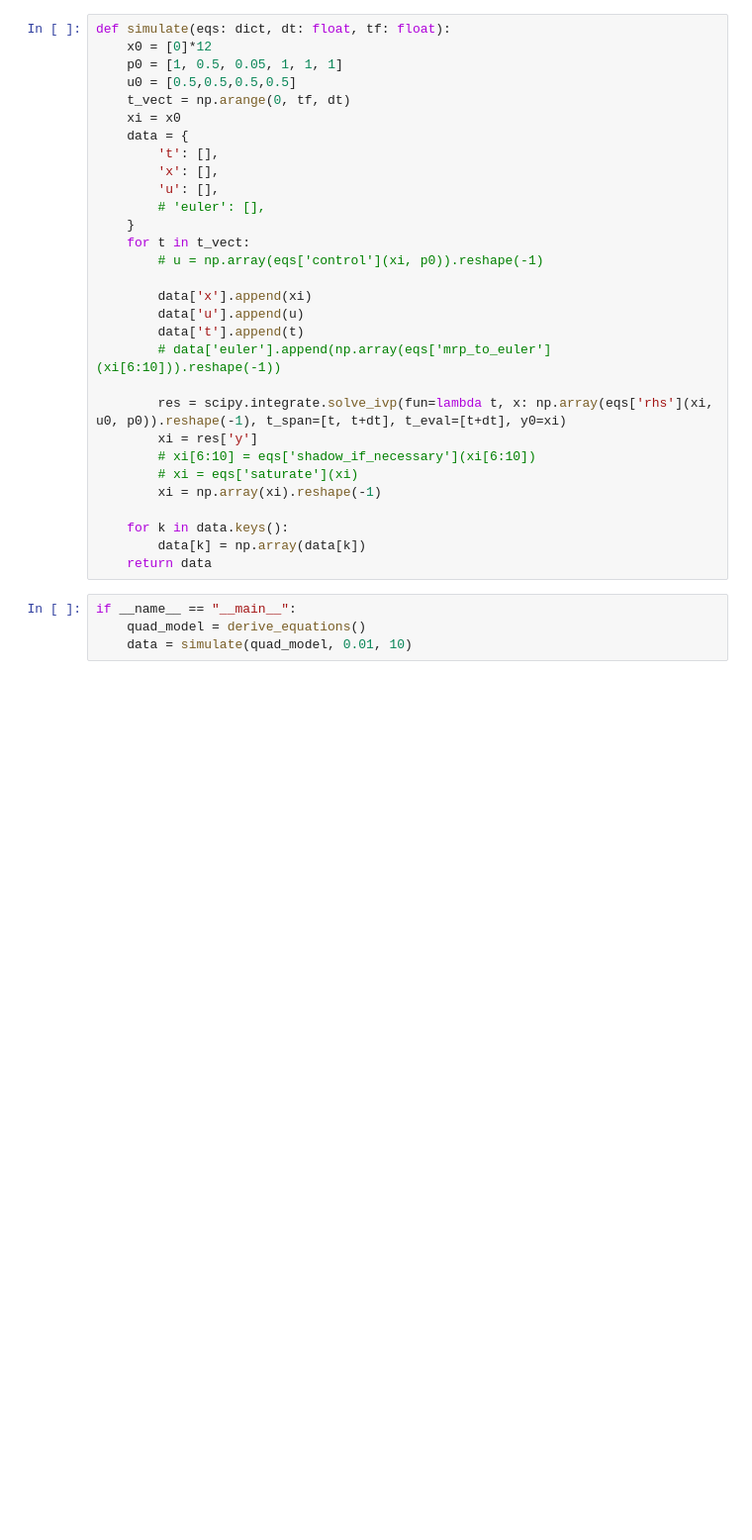
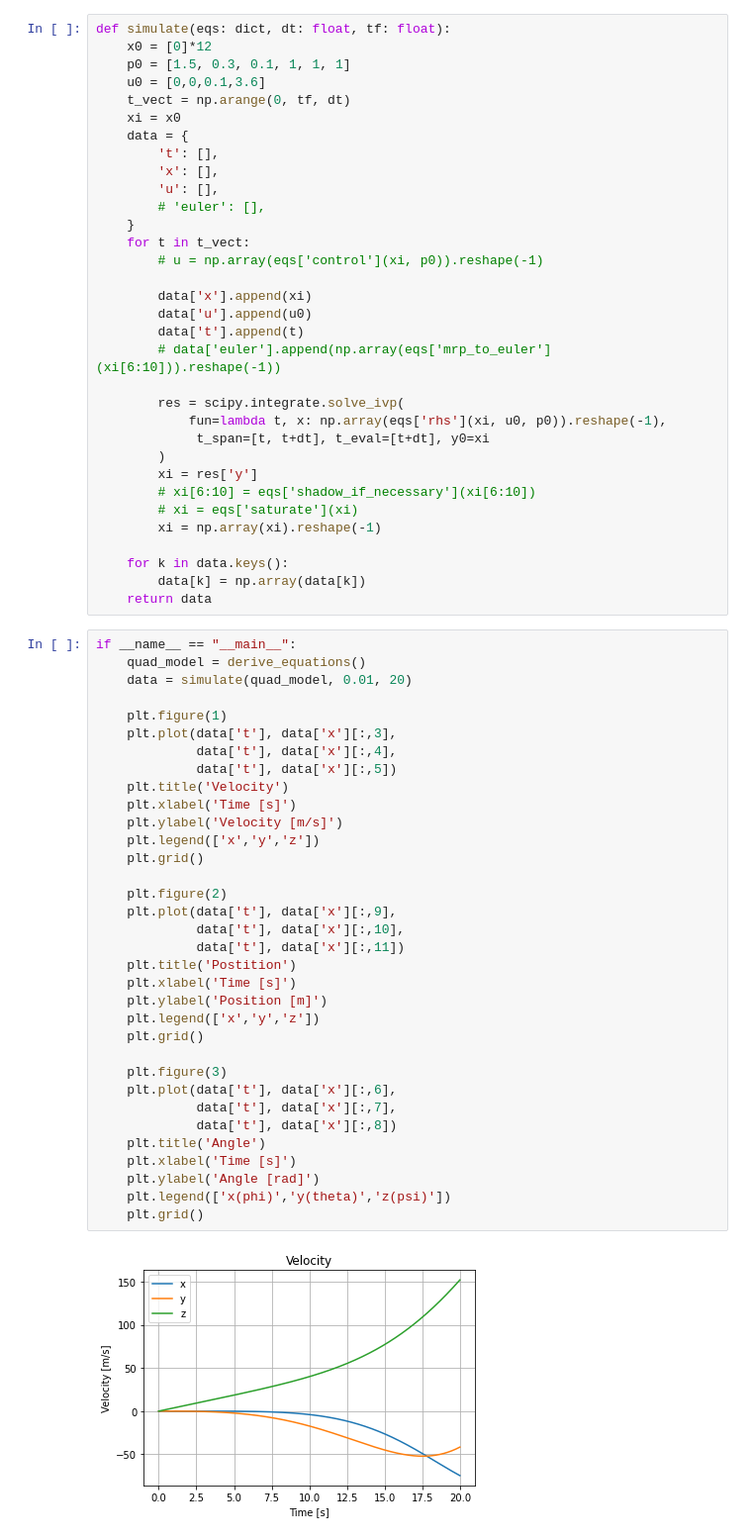
Before and after one commit to jjffkkgg/pytorch_practice, a Jupyter notebook: dqn_demo/quadrotor/quadrotor_sim.ipynb, the cells around one changed output. Shown at 99% size. Saved outputs shown, nothing was run; the diff lists cells and outputs as text; blank space fills up the shorter version.

```diff
--- a/dqn_demo/quadrotor/quadrotor_sim.ipynb
+++ b/dqn_demo/quadrotor/quadrotor_sim.ipynb
@@ -180,8 +194,8 @@ def derive_equations():
 # %%
 def simulate(eqs: dict, dt: float, tf: float):
     x0 = [0]*12
-    p0 = [1, 0.5, 0.05, 1, 1, 1]
-    u0 = [0.5,0.5,0.5,0.5]
+    p0 = [1.5, 0.3, 0.1, 1, 1, 1]
+    u0 = [0,0,0.1,3.6]
     t_vect = np.arange(0, tf, dt)
     xi = x0
     data = {
@@ -194,11 +208,14 @@ def simulate(eqs: dict, dt: float, tf: float):
         # u = np.array(eqs['control'](xi, p0)).reshape(-1)
 
         data['x'].append(xi)
-        data['u'].append(u)
+        data['u'].append(u0)
         data['t'].append(t)
         # data['euler'].append(np.array(eqs['mrp_to_euler'](xi[6:10])).reshape(-1))
 
-        res = scipy.integrate.solve_ivp(fun=lambda t, x: np.array(eqs['rhs'](xi, u0, p0)).reshape(-1), t_span=[t, t+dt], t_eval=[t+dt], y0=xi)
+        res = scipy.integrate.solve_ivp(
+            fun=lambda t, x: np.array(eqs['rhs'](xi, u0, p0)).reshape(-1),
+             t_span=[t, t+dt], t_eval=[t+dt], y0=xi
+        )
         xi = res['y']
         # xi[6:10] = eqs['shadow_if_necessary'](xi[6:10])
         # xi = eqs['saturate'](xi)
@@ -207,7 +224,39 @@ def simulate(eqs: dict, dt: float, tf: float):
     for k in data.keys():
         data[k] = np.array(data[k])
     return data
-# %%
-if __name__ == "__main__":
-    quad_model = derive_equations()
-    data = simulate(quad_model, 0.01, 10)
+# %%
+if __name__ == "__main__":
+    quad_model = derive_equations()
+    data = simulate(quad_model, 0.01, 20)
+
+    plt.figure(1)
+    plt.plot(data['t'], data['x'][:,3],
+             data['t'], data['x'][:,4],
+             data['t'], data['x'][:,5])
+    plt.title('Velocity')
+    plt.xlabel('Time [s]')
+    plt.ylabel('Velocity [m/s]')
+    plt.legend(['x','y','z'])
+    plt.grid()
+
+    plt.figure(2)
+    plt.plot(data['t'], data['x'][:,9],
+             data['t'], data['x'][:,10],
+             data['t'], data['x'][:,11])
+    plt.title('Postition')
+    plt.xlabel('Time [s]')
+    plt.ylabel('Position [m]')
+    plt.legend(['x','y','z'])
+    plt.grid()
+
+    plt.figure(3)
+    plt.plot(data['t'], data['x'][:,6],
+             data['t'], data['x'][:,7],
+             data['t'], data['x'][:,8])
+    plt.title('Angle')
+    plt.xlabel('Time [s]')
+    plt.ylabel('Angle [rad]')
+    plt.legend(['x(phi)','y(theta)','z(psi)'])
+    plt.grid()
+# %% [output]
+[figure, added]
```
Also changed, not shown: parts of 6 cells of this notebook, 2 other files.
